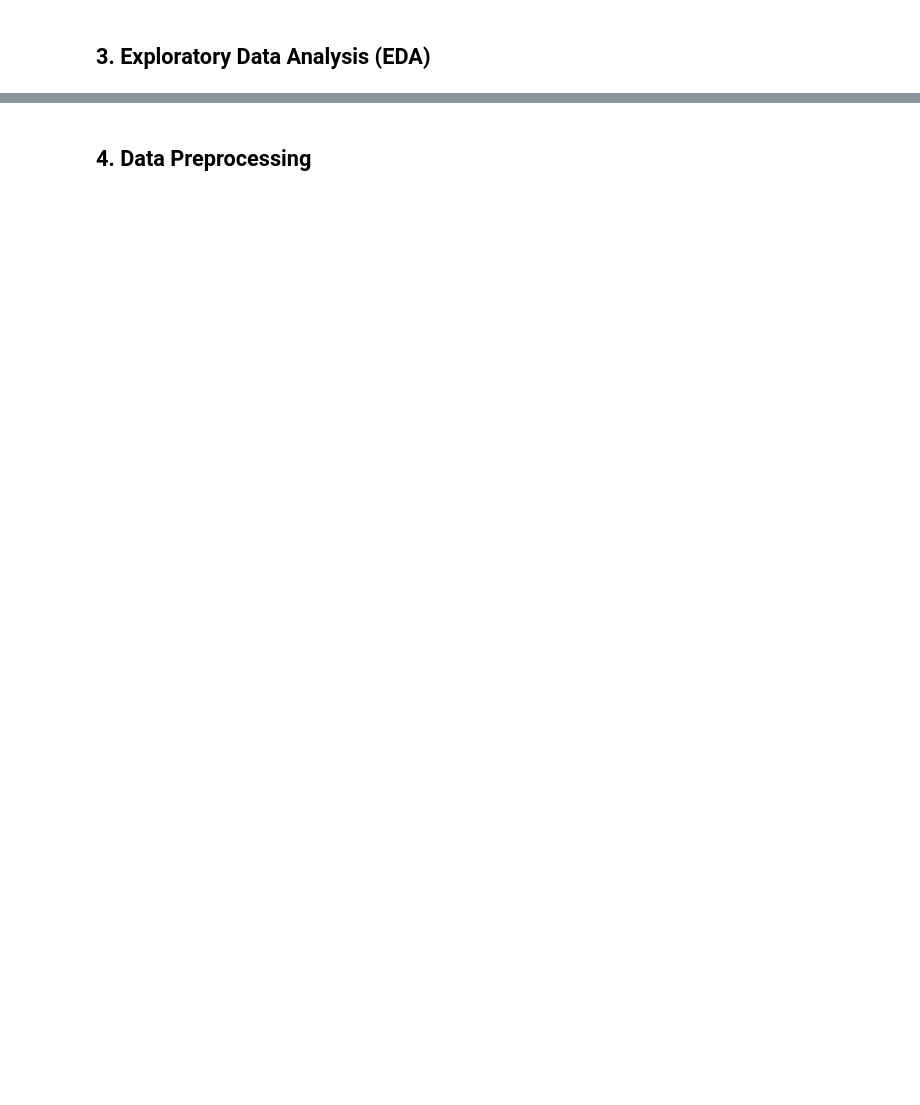
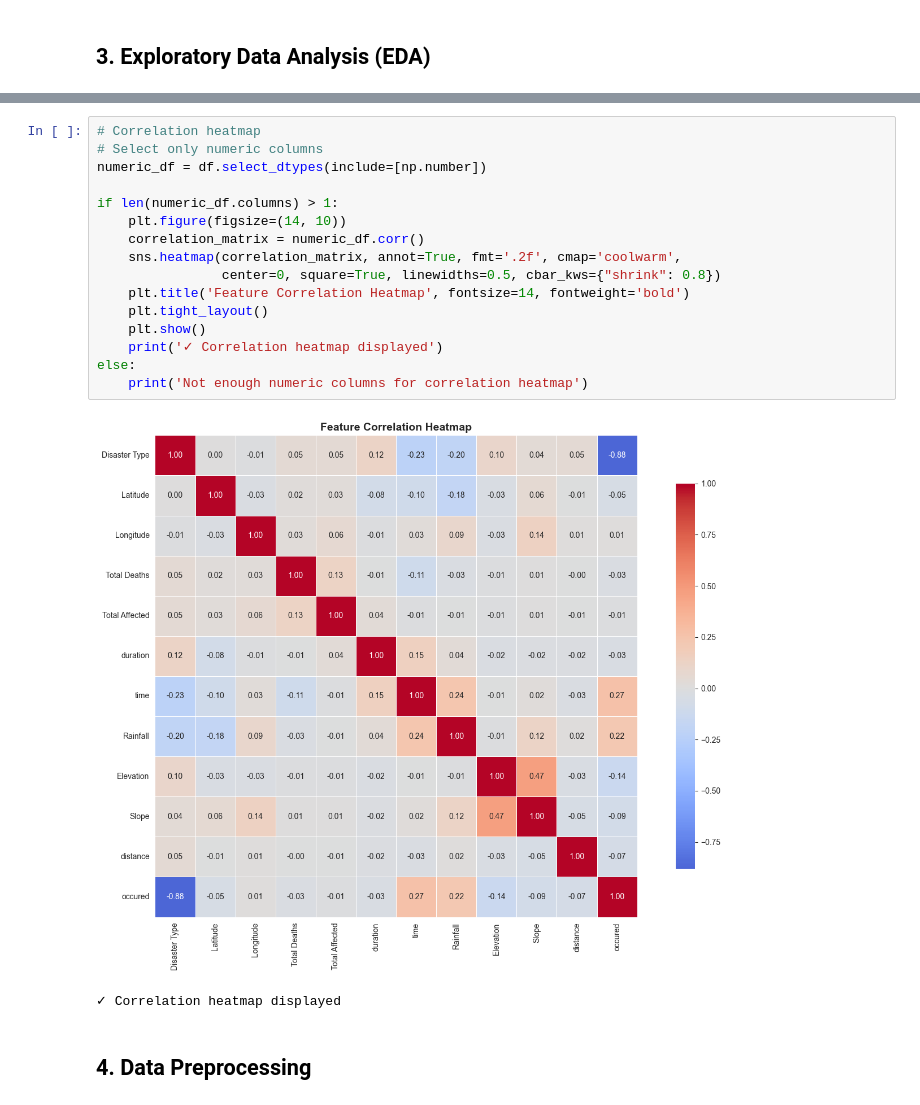
Before and after one commit to zaid-m-zia/rivertwin, a Jupyter notebook: ml/flood_model_training.ipynb, the cells around one changed output, grey strips where cells are left out. Saved outputs shown, nothing was run; the diff lists cells and outputs as text; blank space fills up the shorter version.

```diff
--- a/ml/flood_model_training.ipynb
+++ b/ml/flood_model_training.ipynb
@@ -96,3 +169,22 @@ print('✓ Class distribution analyzed')
+# %%
+# Correlation heatmap
+# Select only numeric columns
+numeric_df = df.select_dtypes(include=[np.number])
+
+if len(numeric_df.columns) > 1:
+    plt.figure(figsize=(14, 10))
+    correlation_matrix = numeric_df.corr()
+    sns.heatmap(correlation_matrix, annot=True, fmt='.2f', cmap='coolwarm',
+                center=0, square=True, linewidths=0.5, cbar_kws={"shrink": 0.8})
+    plt.title('Feature Correlation Heatmap', fontsize=14, fontweight='bold')
+    plt.tight_layout()
+    plt.show()
+    print('✓ Correlation heatmap displayed')
+else:
+    print('Not enough numeric columns for correlation heatmap')
+# %% [output]
+[figure, added]
+✓ Correlation heatmap displayed
 # %% [markdown]
 ## 4. Data Preprocessing
 # %%
```
Also changed, not shown: parts of 27 cells of this notebook, 2 other files.
